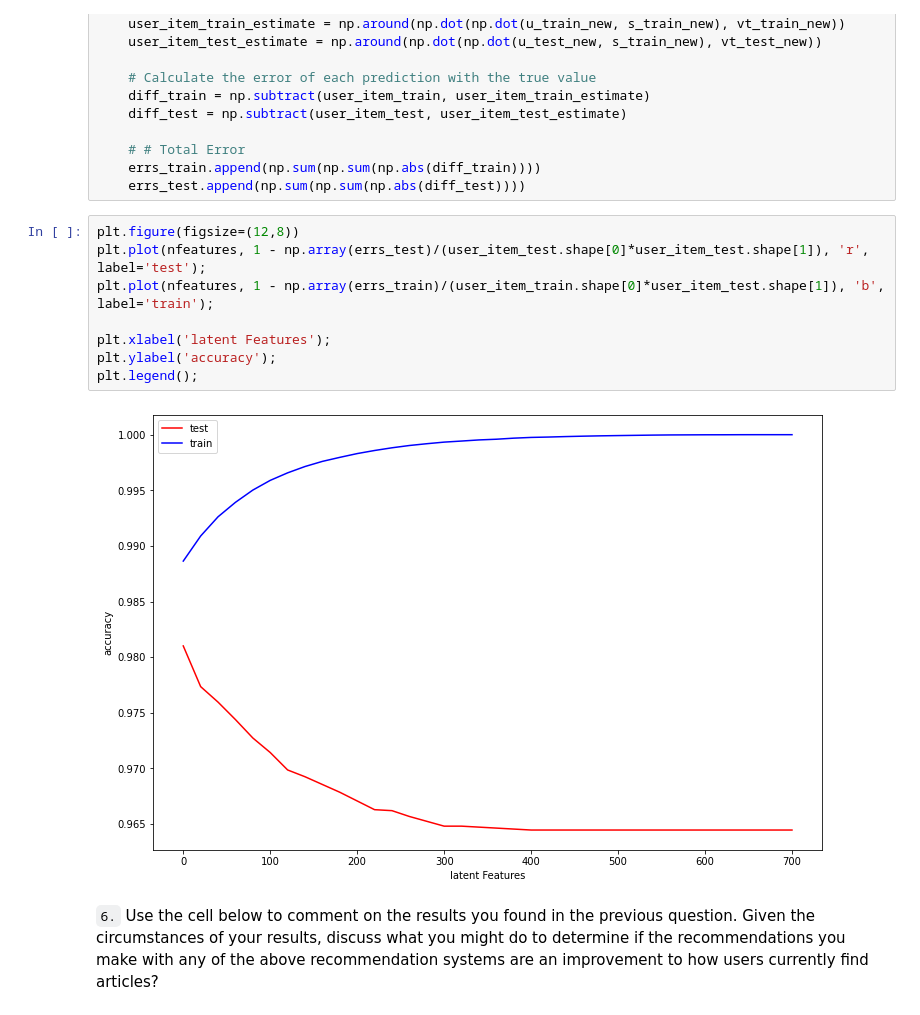
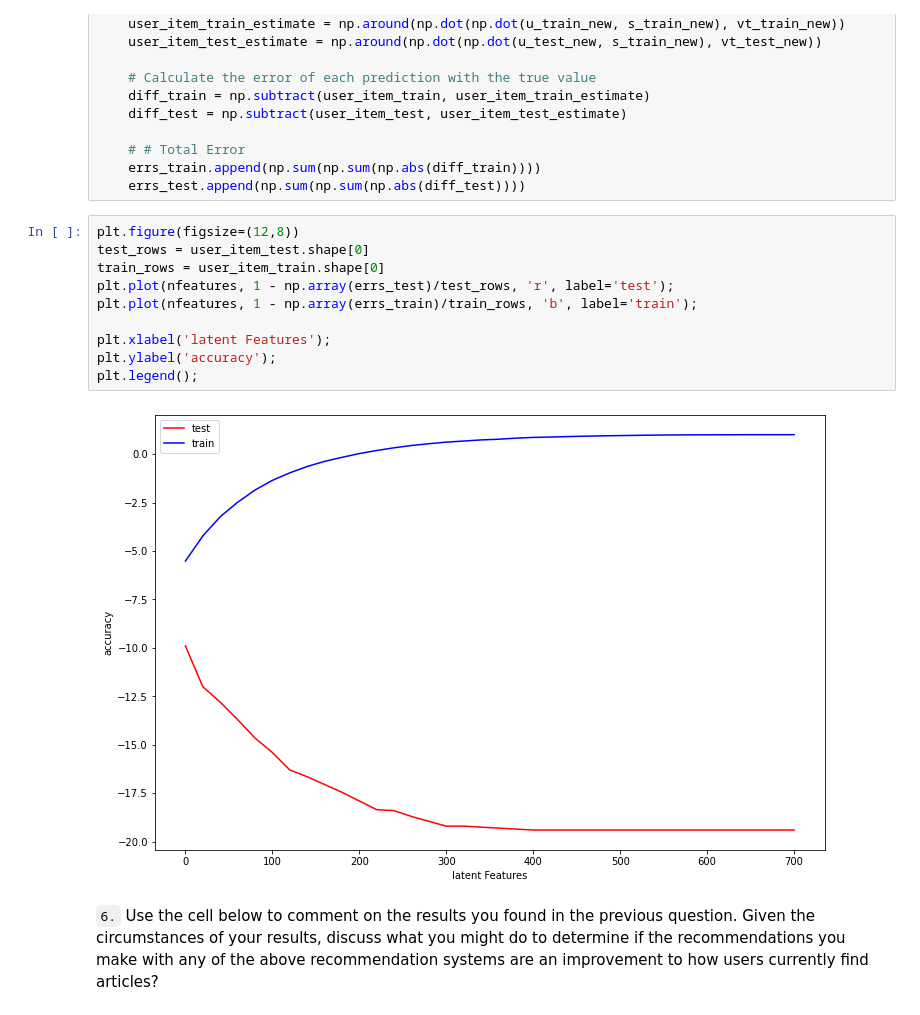
Before and after one commit to guandai/recommendation-with-ibm, a Jupyter notebook: Recommendations_with_IBM.ipynb, the cells around one changed output. Drawn from its saved outputs; the diff is of its cells as text.

```diff
--- a/Recommendations_with_IBM.ipynb
+++ b/Recommendations_with_IBM.ipynb
@@ -869,14 +877,16 @@ for nf in nfeatures:
     errs_test.append(np.sum(np.sum(np.abs(diff_test))))
 # %%
 plt.figure(figsize=(12,8))
-plt.plot(nfeatures, 1 - np.array(errs_test)/(user_item_test.shape[0]*user_item_test.shape[1]), 'r', label='test');
-plt.plot(nfeatures, 1 - np.array(errs_train)/(user_item_train.shape[0]*user_item_test.shape[1]), 'b', label='train');
+test_rows = user_item_test.shape[0]
+train_rows = user_item_train.shape[0]
+plt.plot(nfeatures, 1 - np.array(errs_test)/test_rows, 'r', label='test');
+plt.plot(nfeatures, 1 - np.array(errs_train)/train_rows, 'b', label='train');
 
 plt.xlabel('latent Features');
 plt.ylabel('accuracy');
 plt.legend();
 # %% [output]
-[figure, old version]
+[figure, new version]
 # %% [markdown]
 `6.` Use the cell below to comment on the results you found in the previous question. Given the circumstances of your results, discuss what you might do to determine if the recommendations you make with any of the above recommendation systems are an improvement to how users currently find articles?
 # %% [markdown]
```
Also changed, not shown: parts of 2 cells of this notebook.
